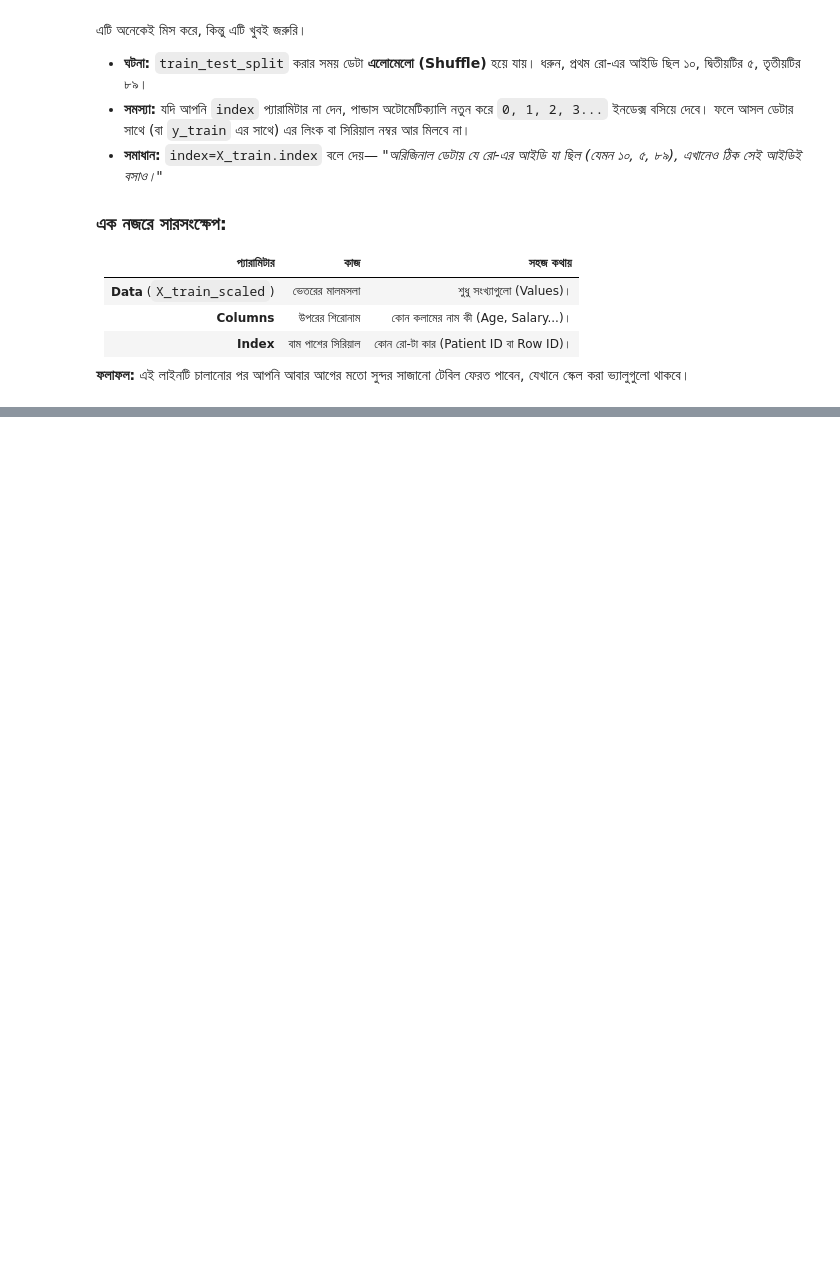
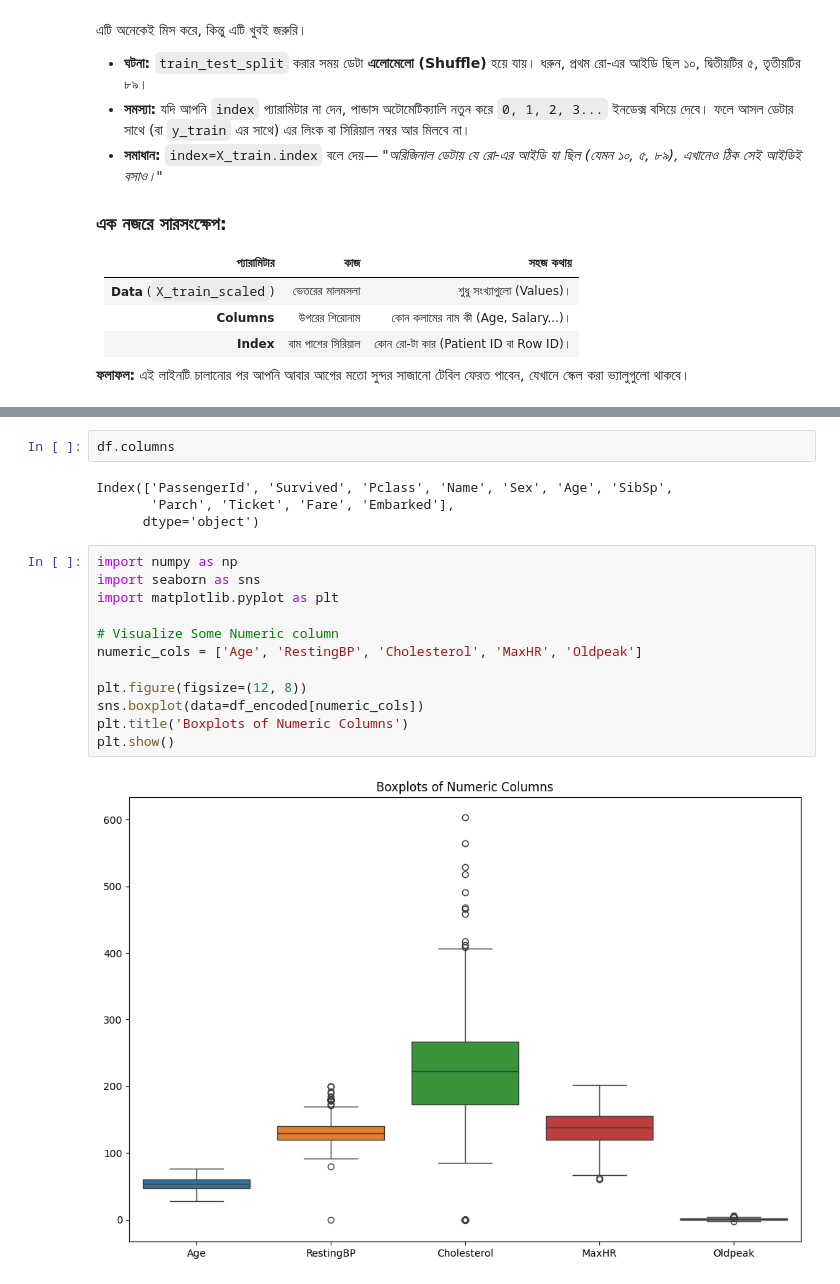
Before and after one commit to coderzaman/Machine-Learning, a Jupyter notebook: Data_Preprocessing_and_Feature_Engineering.ipynb, the cells around one changed output, grey strips where cells are left out. Cells and saved outputs as stored; diff of their text form; blank space fills up the shorter version.

Commit message:
Data_Preprocessing_and_Feature_Engineering_part_02

```diff
--- a/Data_Preprocessing_and_Feature_Engineering.ipynb
+++ b/Data_Preprocessing_and_Feature_Engineering.ipynb
@@ -504,0 +515,20 @@ NumPy Array তে কোনো কলামের নাম (যেমন: 'Age
+# %%
+df.columns
+# %% [output]
+Index(['PassengerId', 'Survived', 'Pclass', 'Name', 'Sex', 'Age', 'SibSp',
+       'Parch', 'Ticket', 'Fare', 'Embarked'],
+      dtype='object')
+# %%
+import numpy as np
+import seaborn as sns
+import matplotlib.pyplot as plt
+
+# Visualize Some Numeric column
+numeric_cols = ['Age', 'RestingBP', 'Cholesterol', 'MaxHR', 'Oldpeak']
+
+plt.figure(figsize=(12, 8))
+sns.boxplot(data=df_encoded[numeric_cols])
+plt.title('Boxplots of Numeric Columns')
+plt.show()
+# %% [output]
+[figure, added]
```
Also changed, not shown: parts of 20 cells of this notebook.
